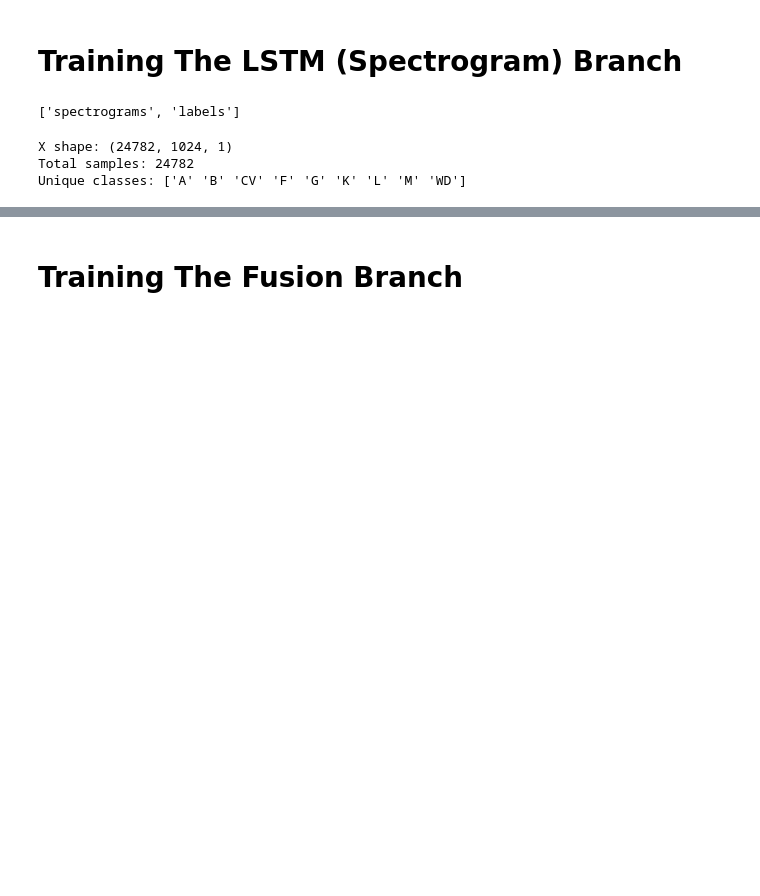
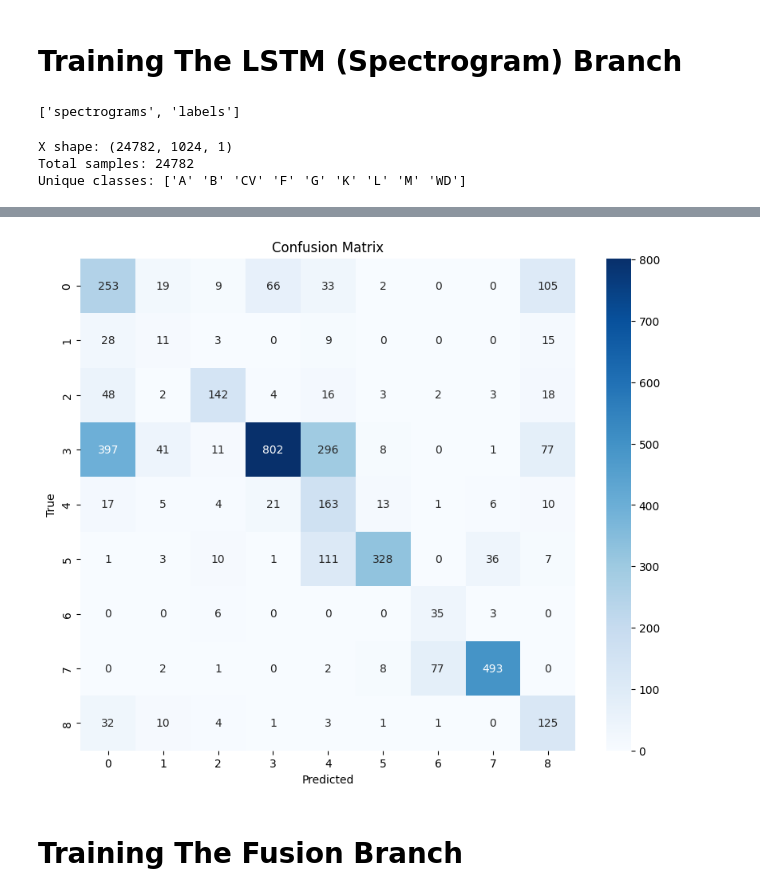
Before and after one commit to blueskinlizard/StarTrack, a Jupyter notebook: notebooks/Building The StarTrack Model - 2.ipynb, the cells around one changed output, grey strips where cells are left out. Drawn from its saved outputs; the diff is of its cells as text; code cells hidden in the pictures; blank space fills up the shorter version.

```diff
--- a/notebooks/Building The StarTrack Model - 2.ipynb
+++ b/notebooks/Building The StarTrack Model - 2.ipynb
@@ -531,0 +518,6 @@ train_losses_LSTM, val_losses_LSTM= train_model(model=StarTrack_LSTM_V1,
+# %%
+y_pred_lstm, y_true_lstm = get_preds_labels(StarTrack_LSTM_V1, val_loader_spect, device)
+
+plot_confusion_matrix(y_true_lstm, y_pred_lstm)
+# %% [output]
+[figure, added]
```
Also changed, not shown: parts of 14 cells of this notebook, 2 other files.
